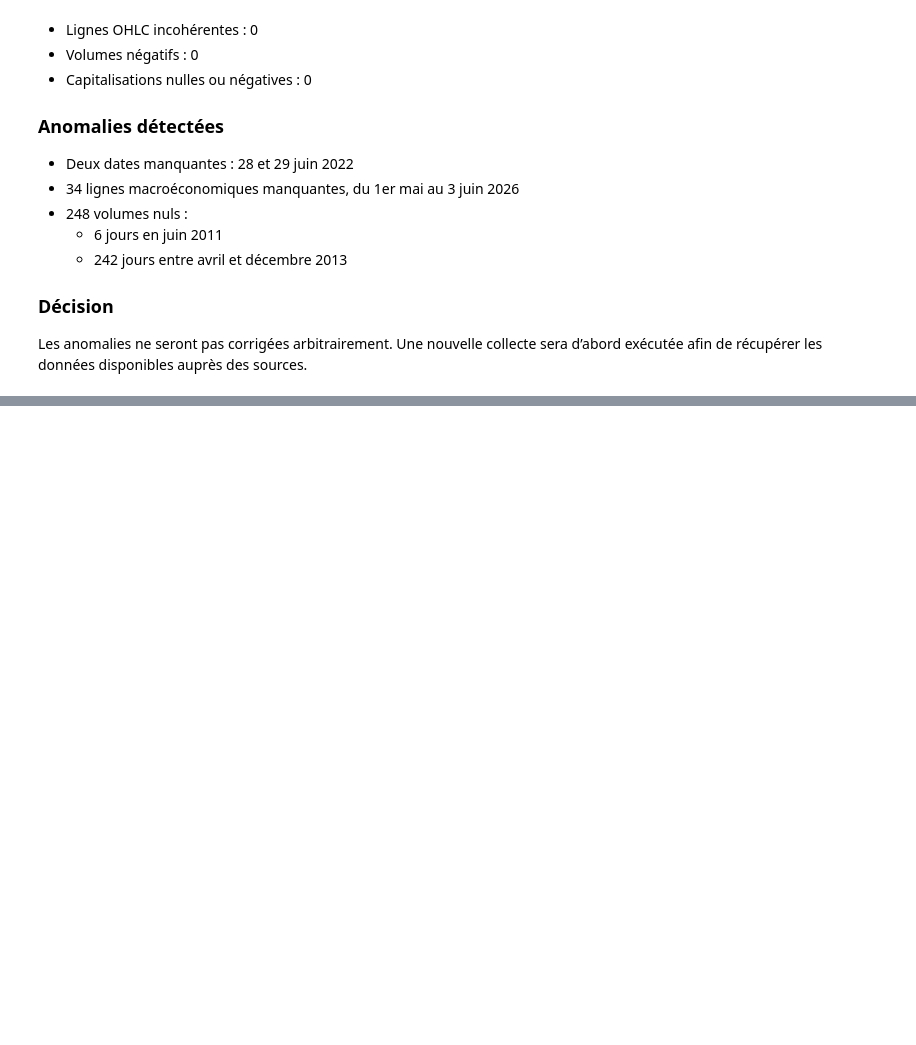
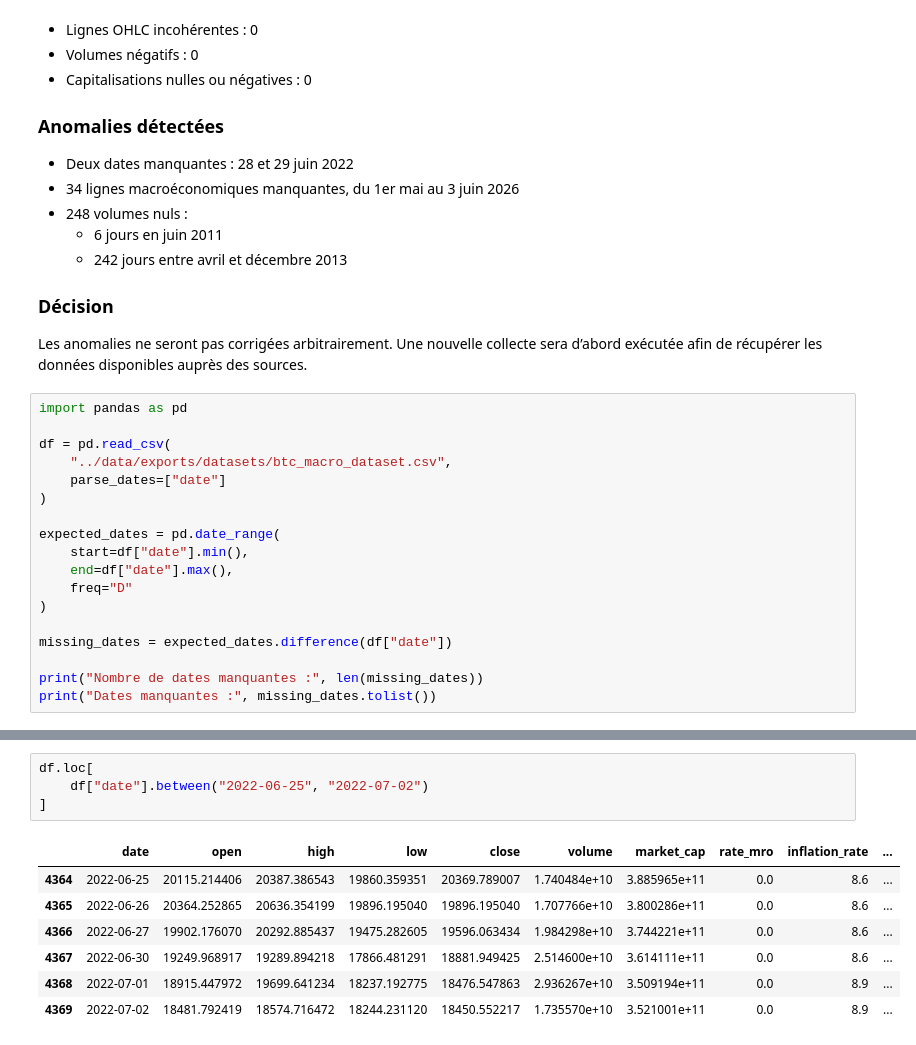
Before and after one commit to PatriciaTenda/Projet-VolatiChainXplorerAI, a Jupyter notebook: notebooks/01_etat_des_lieux_dataset.ipynb, the cells around one changed output, grey strips where cells are left out. Saved outputs shown, nothing was run; the diff lists cells and outputs as text; blank space fills up the shorter version.

```diff
--- a/notebooks/01_etat_des_lieux_dataset.ipynb
+++ b/notebooks/01_etat_des_lieux_dataset.ipynb
@@ -231,3 +221,21 @@ Le dataset contient 5 802 observations et 11 variables, du 14 juillet 2010 au 3
 ### Décision
 
 Les anomalies ne seront pas corrigées arbitrairement. Une nouvelle collecte sera d’abord exécutée afin de récupérer les données disponibles auprès des sources.
+# %%
+import pandas as pd
+
+df = pd.read_csv(
+    "../data/exports/datasets/btc_macro_dataset.csv",
+    parse_dates=["date"]
+)
+
+expected_dates = pd.date_range(
+    start=df["date"].min(),
+    end=df["date"].max(),
+    freq="D"
+)
+
+missing_dates = expected_dates.difference(df["date"])
+
+print("Nombre de dates manquantes :", len(missing_dates))
+print("Dates manquantes :", missing_dates.tolist())
@@ -233,0 +245,12 @@ Les anomalies ne seront pas corrigées arbitrairement. Une nouvelle collecte ser
+# %%
+df.loc[
+    df["date"].between("2022-06-25", "2022-07-02")
+]
+# %% [output]
+|  | date | open | high | low | close | volume | market_cap | rate_mro | inflation_rate | ... |
+| 4364 | 2022-06-25 | 20115.214406 | 20387.386543 | 19860.359351 | 20369.789007 | 1.740484e+10 | 3.885965e+11 | 0.0 | 8.6 | ... |
+| 4365 | 2022-06-26 | 20364.252865 | 20636.354199 | 19896.195040 | 19896.195040 | 1.707766e+10 | 3.800286e+11 | 0.0 | 8.6 | ... |
+| 4366 | 2022-06-27 | 19902.176070 | 20292.885437 | 19475.282605 | 19596.063434 | 1.984298e+10 | 3.744221e+11 | 0.0 | 8.6 | ... |
+| 4367 | 2022-06-30 | 19249.968917 | 19289.894218 | 17866.481291 | 18881.949425 | 2.514600e+10 | 3.614111e+11 | 0.0 | 8.6 | ... |
+| 4368 | 2022-07-01 | 18915.447972 | 19699.641234 | 18237.192775 | 18476.547863 | 2.936267e+10 | 3.509194e+11 | 0.0 | 8.9 | ... |
+| 4369 | 2022-07-02 | 18481.792419 | 18574.716472 | 18244.231120 | 18450.552217 | 1.735570e+10 | 3.521001e+11 | 0.0 | 8.9 | ... |
```
Also changed, not shown: parts of 3 cells of this notebook, 14 other files.
